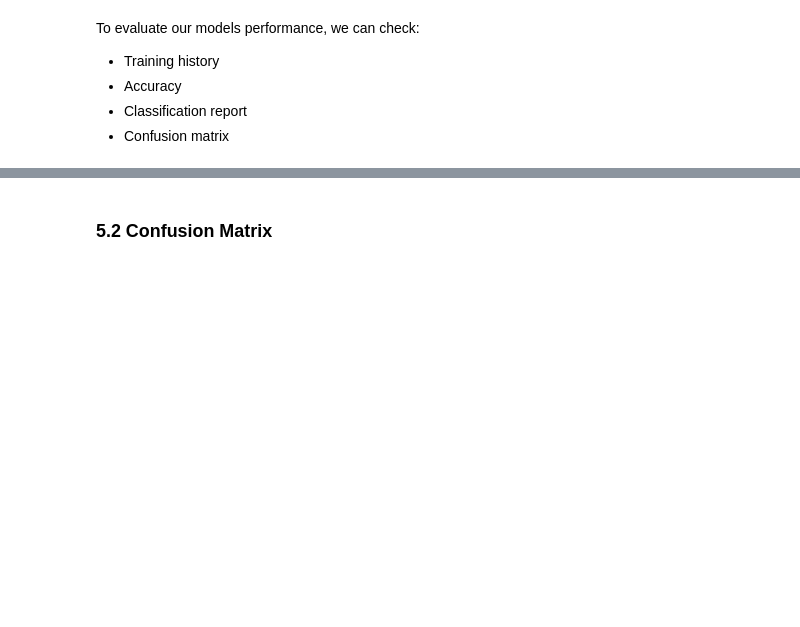
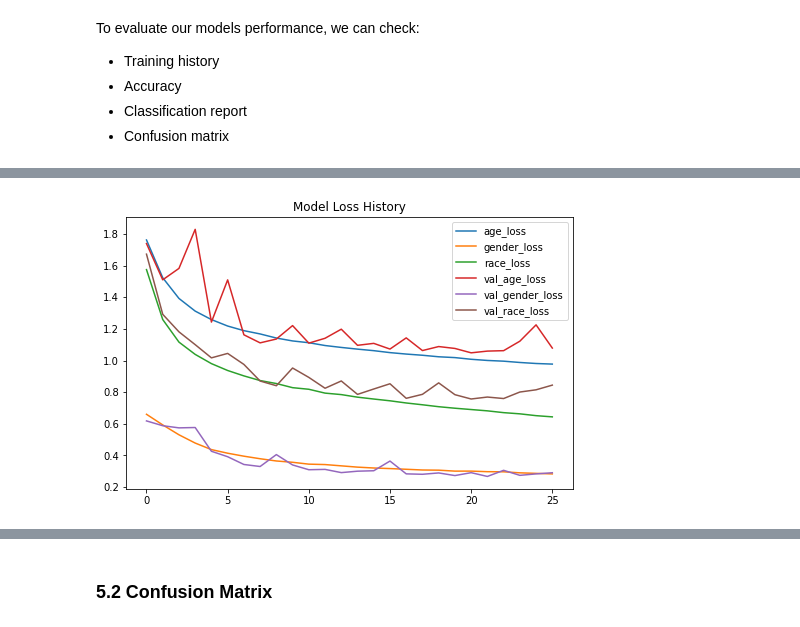
Before and after one commit to asherk7/EthniVision, a Jupyter notebook: ml/ethnivision_model_building.ipynb, the cells around one changed output, grey strips where cells are left out. Cells and saved outputs as stored; diff of their text form; code cells hidden in the pictures; blank space fills up the shorter version.

```diff
--- a/ml/ethnivision_model_building.ipynb
+++ b/ml/ethnivision_model_building.ipynb
@@ -1052,0 +1053,5 @@ pd.DataFrame(history.history).plot(figsize=(8, 5), title="Model Training History
+# %%
+# The individual losses of each output
+pd.DataFrame(history.history).loc[:, ['age_loss', 'gender_loss', 'race_loss', 'val_age_loss', 'val_gender_loss', 'val_race_loss']].plot(figsize=(8, 5), title="Model Loss History");
+# %% [output]
+[figure, added]
```
Also changed, not shown: parts of 28 cells of this notebook, 6 other files.
